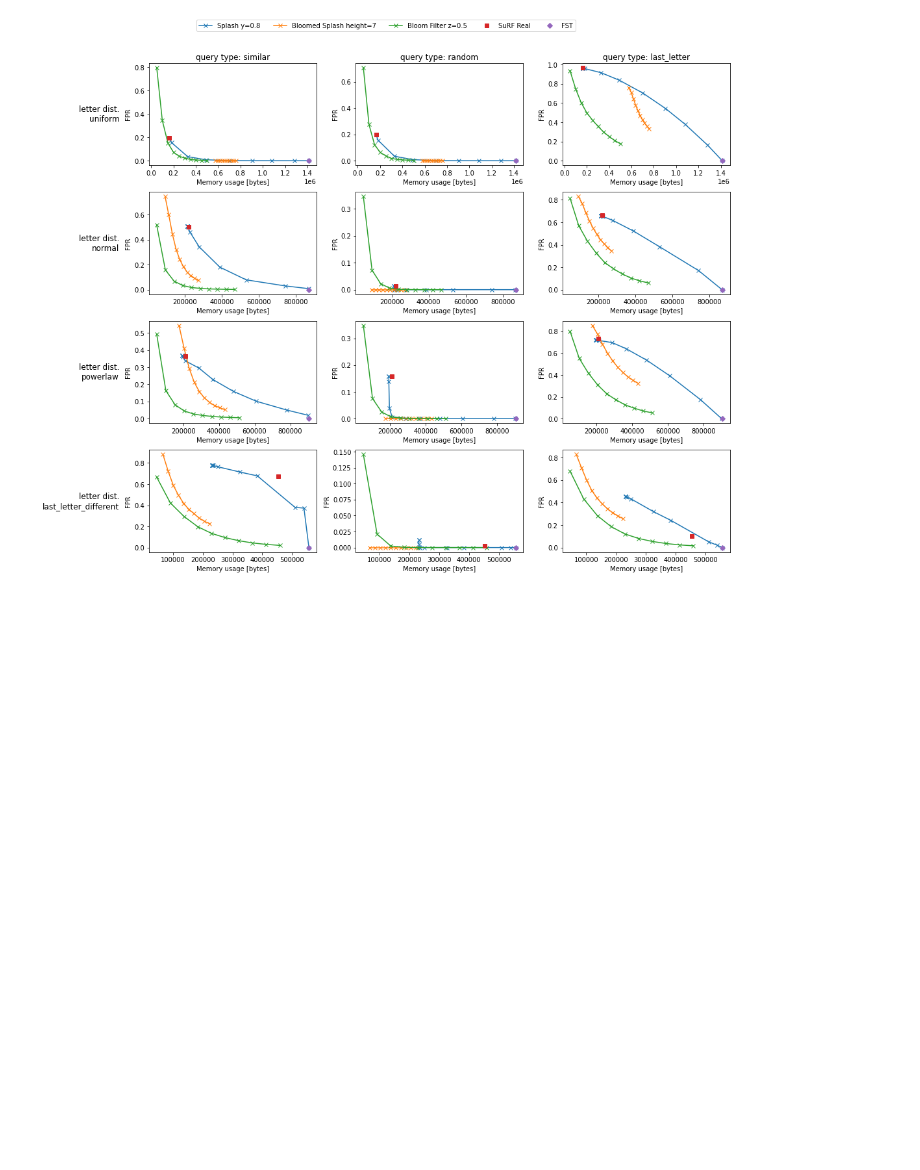
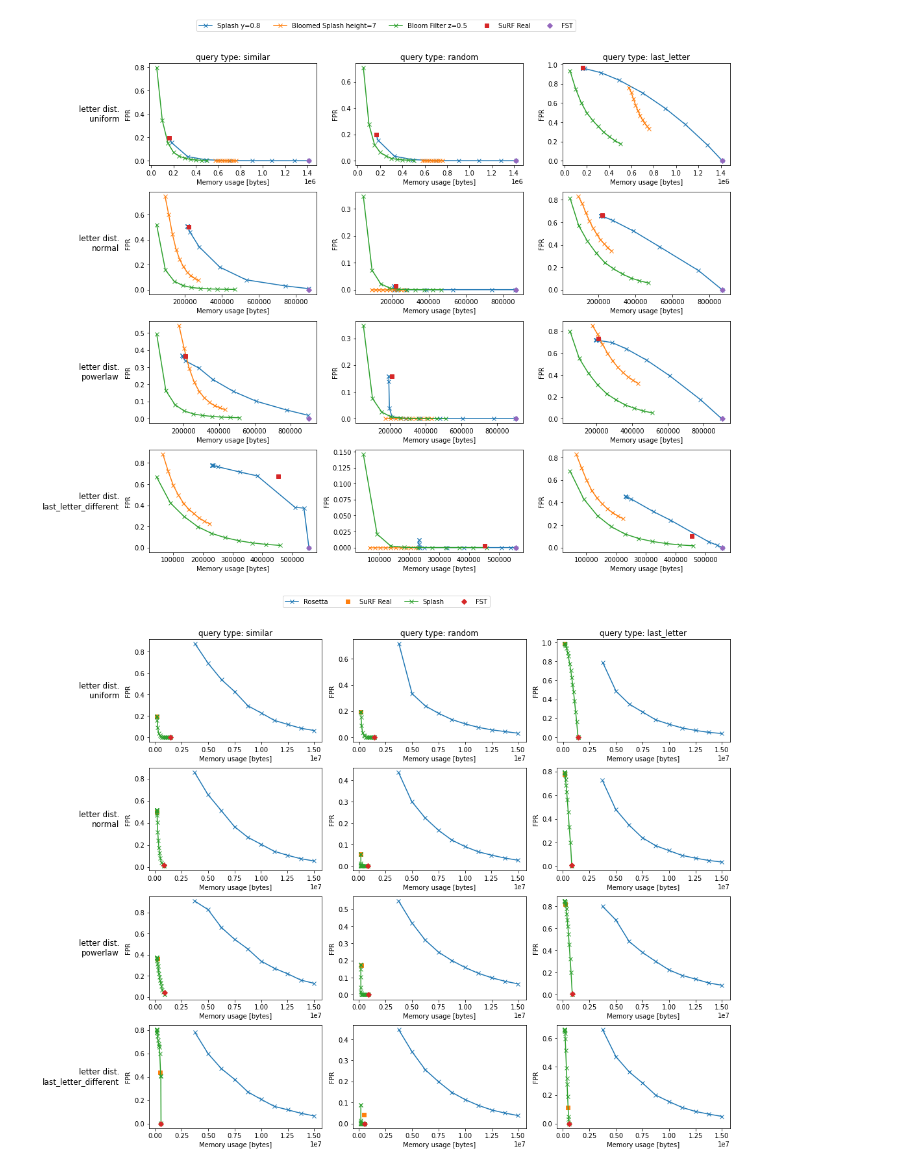
Before and after one commit to mpac123/RangeFiltering, a Jupyter notebook: bench/results-vis/visualise_results.ipynb, the cells around one changed output. Cells and saved outputs as stored; diff of their text form; code cells hidden in the pictures; blank space fills up the shorter version.

Commit message:
Generate range queries workloads (#13)

```diff
--- a/bench/results-vis/visualise_results.ipynb
+++ b/bench/results-vis/visualise_results.ipynb
@@ -1016,3 +1016,62 @@ plt.subplots_adjust(top=0.92)
 plt.show()
 # %% [output]
 [figure]
+# %%
+def select_marker(col_name):
+    if col_name == "SuRF Real":
+        return 's'
+    if col_name == "FST":
+        return 'D'
+    return '-x'
+
+def draw_subplot(dir, filename, ax):
+
+    path = '../range-filtering-results/' + filename + ".txt"
+    if dir is not None:
+        path = '../range-filtering-results/' + dir + '/' + filename + ".txt"
+
+    df = pd.read_csv(path, index_col=0)
+    for col in df.columns[1:]:
+        ax.plot(df[df.columns[0]], df[col], select_marker(col), label=col)
+
+    ax.set(xlabel="Memory usage [bytes]", ylabel="FPR")
+    #ax.set_ylim([0.0, 1.0])
+    #ax.set_xlim([0, 1413548])
+
+
+fig, axs = plt.subplots(4,3, figsize=(15, 12))
+
+pad = 5
+
+datasets = ["uniform", "normal", "powerlaw", "last_letter_different"]
+queries = ["similar", "random", "last_letter"]
+for row, d in enumerate(datasets):
+    for col, q in enumerate(queries):
+        ax = axs[row, col]
+        draw_subplot('100k', '%s_%s' % (d, q), ax)
+        if row == 0:
+            ax.annotate('query type: ' + q, xy=(0.5, 1), xytext=(0, pad),
+                xycoords='axes fraction', textcoords='offset points',
+                size='large', ha='center', va='baseline')
+        if col == 0:
+            ax.annotate('letter dist.\n' + d, xy=(0, 0.5), xytext=(-ax.yaxis.labelpad - pad, 0),
+                xycoords=ax.yaxis.label, textcoords='offset points',
+                size='large', ha='right', va='center')
+
+# Hide x labels and tick labels for top plots and y ticks for right plots.
+# for ax in axs.flat:
+#     ax.label_outer()
+
+fig.tight_layout()
+#fig.legend(frameon=True)
+#fig.suptitle('Prefix filtering')
+#fig.subplots_adjust(left=0.15, top=0.95)
+
+handles, labels = axs[2,1].get_legend_handles_labels()
+fig.legend(handles, labels, loc='upper center', ncol=5)
+plt.subplots_adjust(top=0.92)
+
+#tikzplotlib.save("tikz/" + "prefix_filtering_100k" + ".tex")
+plt.show()
+# %% [output]
+[figure, added]
```
Also changed, not shown: 45 other files.
